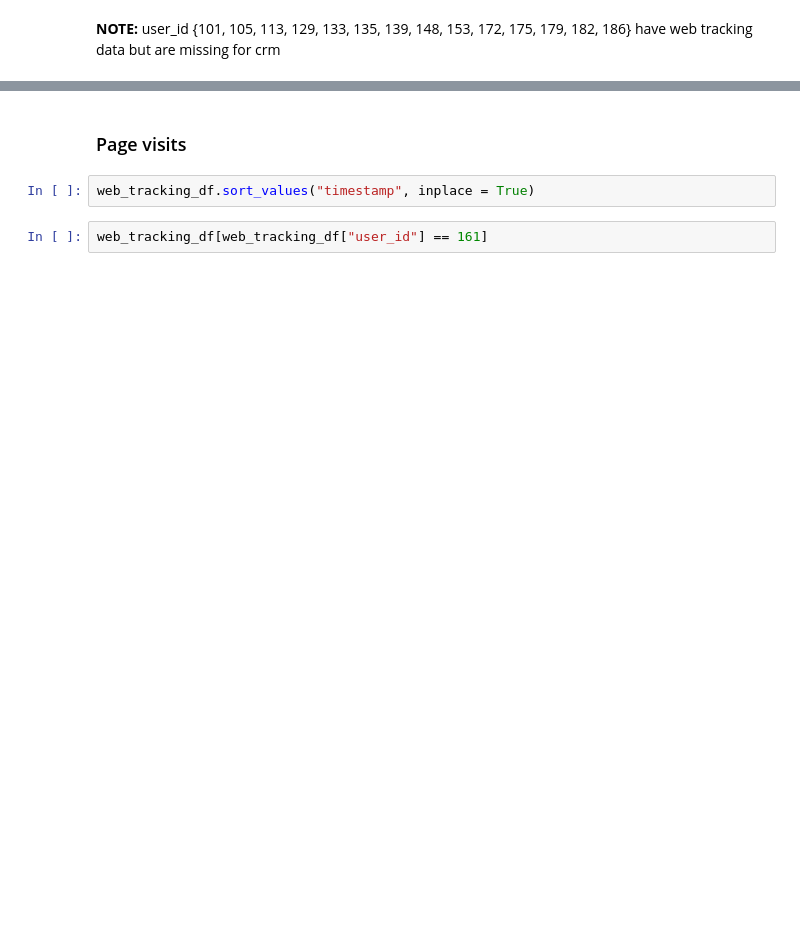
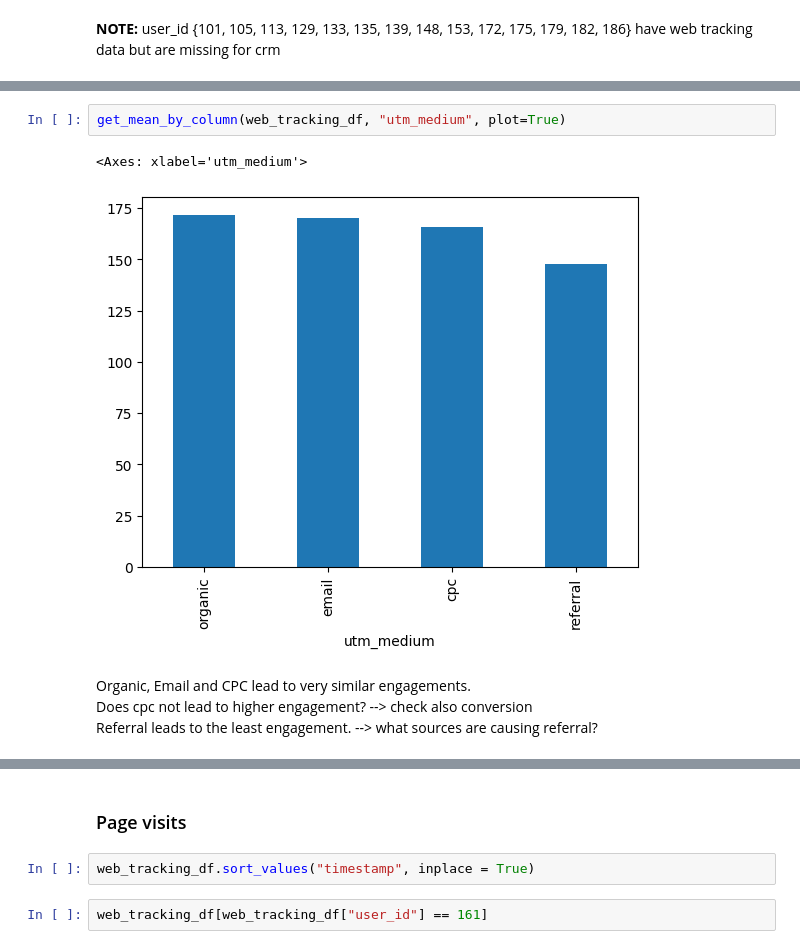
Before and after one commit to derfinn0501/case_study, a Jupyter notebook: process_data.ipynb, the cells around one changed output, grey strips where cells are left out. Drawn from its saved outputs; the diff is of its cells as text; blank space fills up the shorter version.

```diff
--- a/process_data.ipynb
+++ b/process_data.ipynb
@@ -258,0 +456,9 @@ web_tracking_df.isna().sum()
+# %%
+get_mean_by_column(web_tracking_df, "utm_medium", plot=True)
+# %% [output]
+<Axes: xlabel='utm_medium'>
+[figure, added]
+# %% [markdown]
+Organic, Email and CPC lead to very similar engagements.
+Does cpc not lead to higher engagement? --> check also conversion
+Referral leads to the least engagement. --> what sources are causing referral?
```
Also changed, not shown: parts of 47 cells of this notebook.
